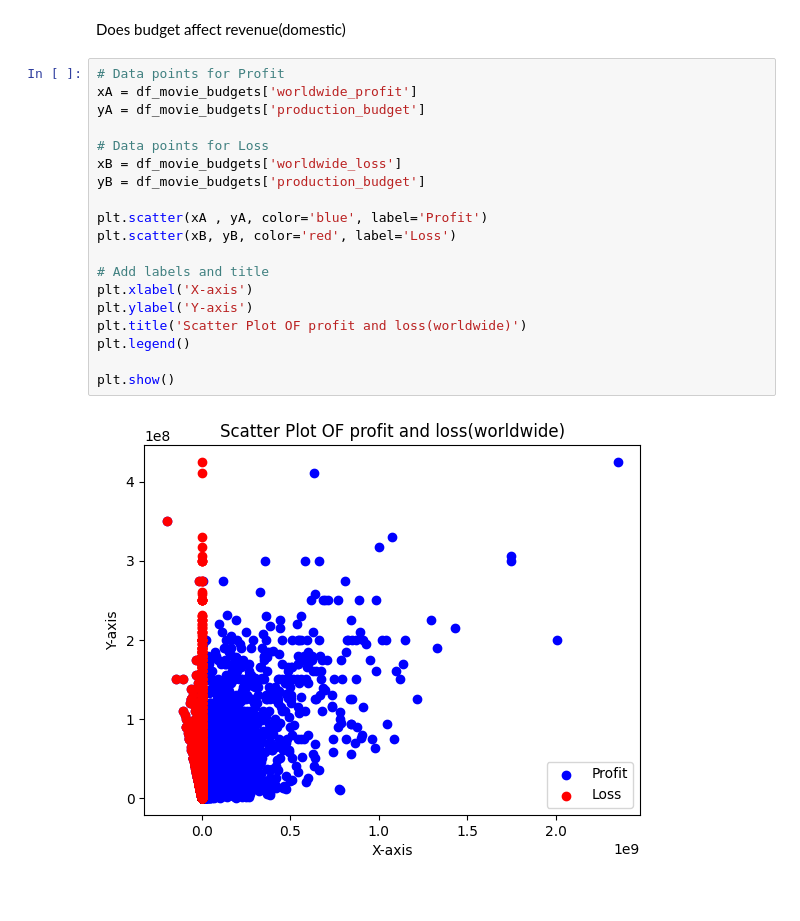
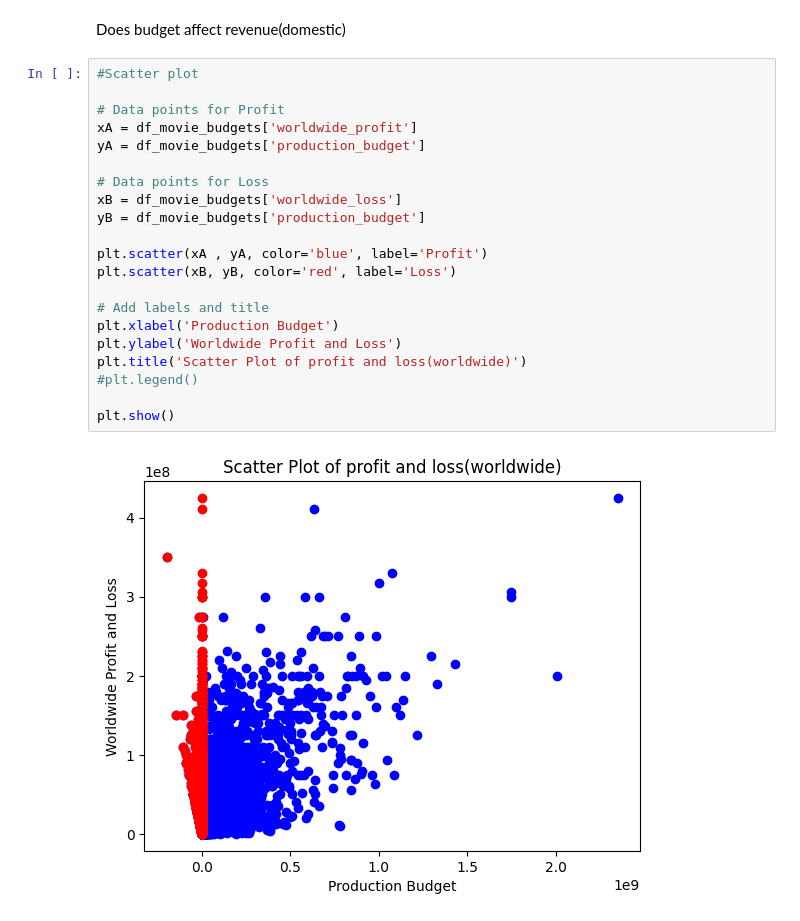
Before and after one commit to Mngambi/dsc-phase-1-project-v2-4, a Jupyter notebook: student.ipynb, the cells around one changed output. Saved outputs shown, nothing was run; the diff lists cells and outputs as text.

```diff
--- a/student.ipynb
+++ b/student.ipynb
@@ -391,23 +406,25 @@ Plotting
 # %% [markdown]
 Does budget affect revenue(domestic)
 # %%
+#Scatter plot
+
 # Data points for Profit
 xA = df_movie_budgets['worldwide_profit']
 yA = df_movie_budgets['production_budget']
 
 # Data points for Loss
 xB = df_movie_budgets['worldwide_loss']
 yB = df_movie_budgets['production_budget']
 
 plt.scatter(xA , yA, color='blue', label='Profit')
 plt.scatter(xB, yB, color='red', label='Loss')
 
 # Add labels and title
-plt.xlabel('X-axis')
-plt.ylabel('Y-axis')
-plt.title('Scatter Plot OF profit and loss(worldwide)')
-plt.legend()
+plt.xlabel('Production Budget')
+plt.ylabel('Worldwide Profit and Loss')
+plt.title('Scatter Plot of profit and loss(worldwide)')
+#plt.legend()
 
 plt.show()
 # %% [output]
-[figure, old version]
+[figure, new version]
```
Also changed, not shown: parts of 4 cells of this notebook.
